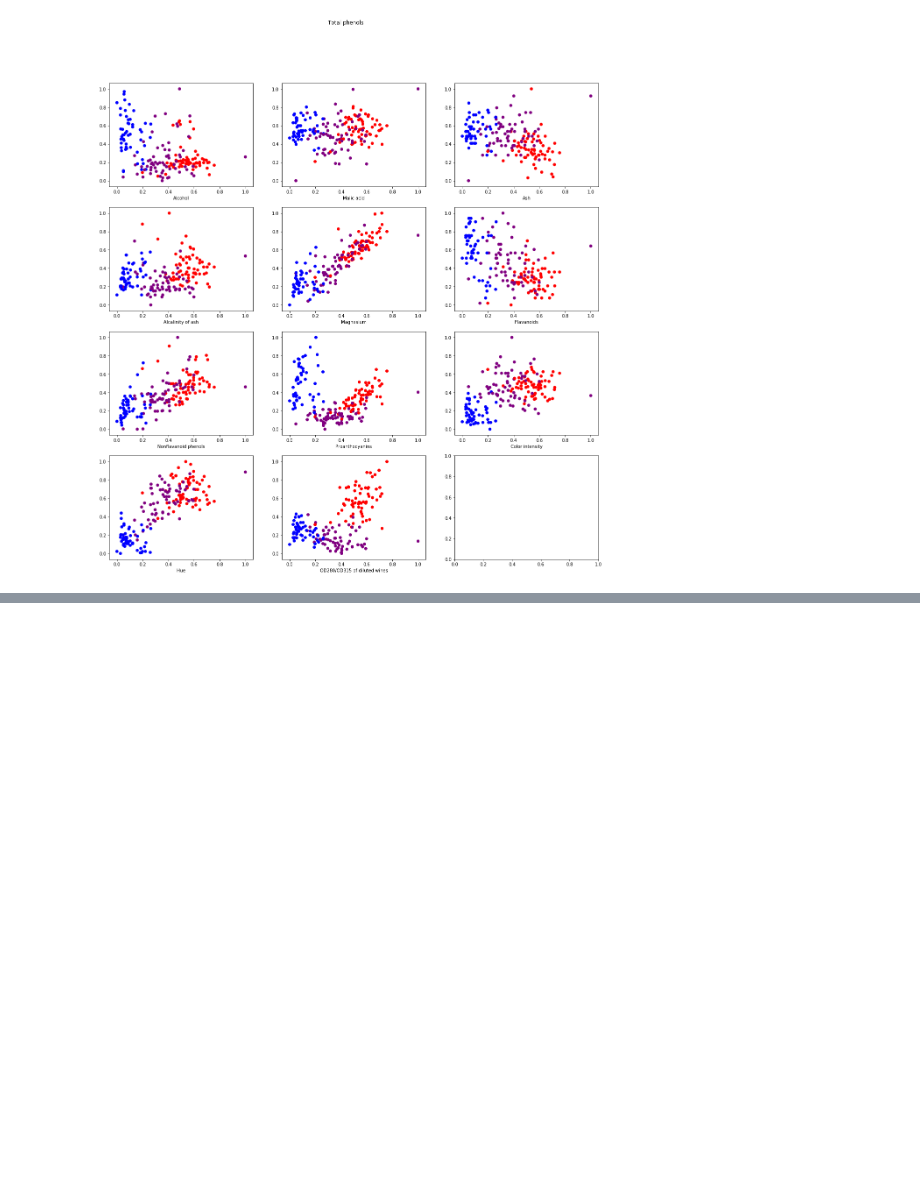
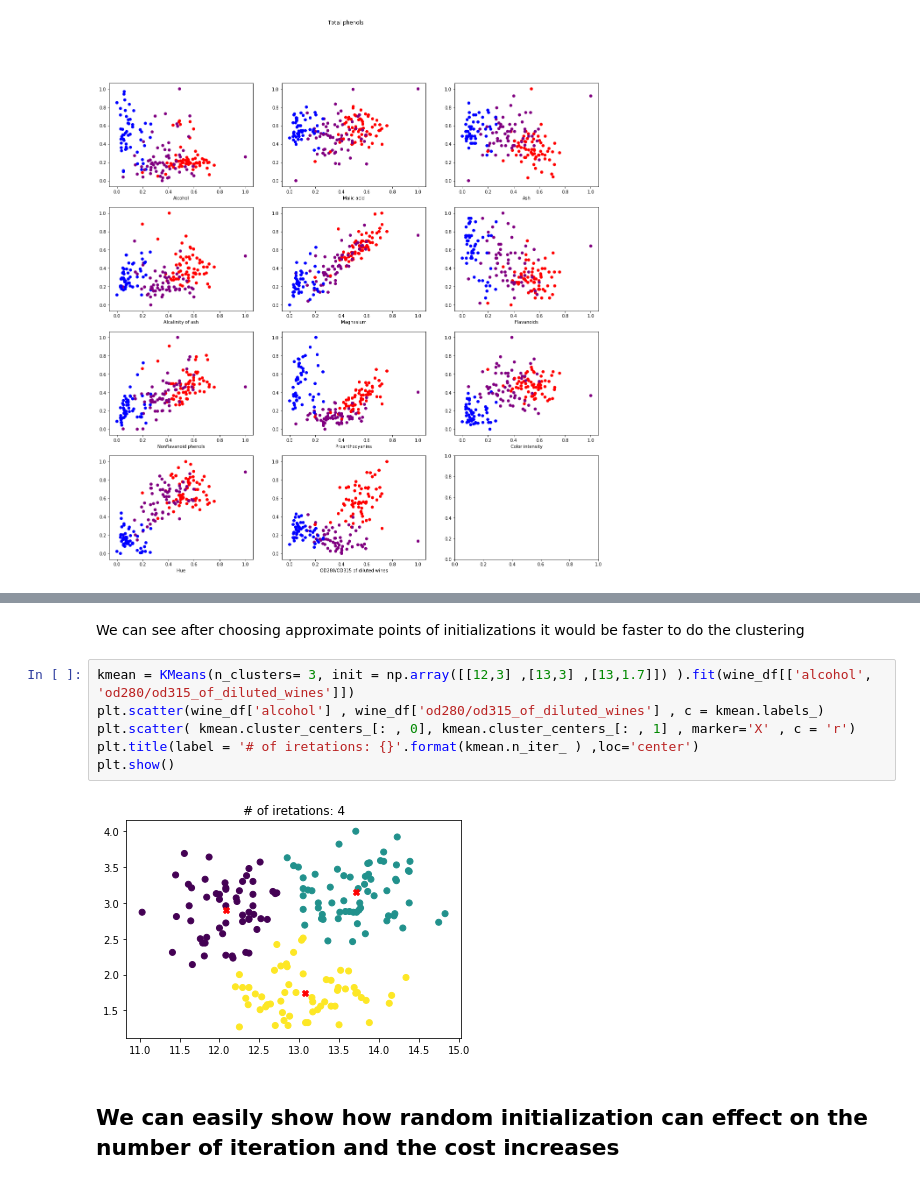
Before and after one commit to AlessandroTaglieri/ADM-HW4, a Jupyter notebook: main.ipynb, the cells around one changed output, grey strips where cells are left out. Cells and saved outputs as stored; diff of their text form; blank space fills up the shorter version.

```diff
--- a/main.ipynb
+++ b/main.ipynb
@@ -811,0 +875,12 @@ plt.show()
+# %% [markdown]
+We can see after choosing approximate points of initializations it would be faster to do the clustering
+# %%
+kmean = KMeans(n_clusters= 3, init = np.array([[12,3] ,[13,3] ,[13,1.7]]) ).fit(wine_df[['alcohol', 'od280/od315_of_diluted_wines']])
+plt.scatter(wine_df['alcohol'] , wine_df['od280/od315_of_diluted_wines'] , c = kmean.labels_)
+plt.scatter( kmean.cluster_centers_[: , 0], kmean.cluster_centers_[: , 1] , marker='X' , c = 'r')
+plt.title(label = '# of iretations: {}'.format(kmean.n_iter_ ) ,loc='center')
+plt.show()
+# %% [output]
+[figure, added]
+# %% [markdown]
+## We can easily show how random initialization can effect on the number of iteration and the cost increases
```
Also changed, not shown: parts of 11 cells of this notebook.
